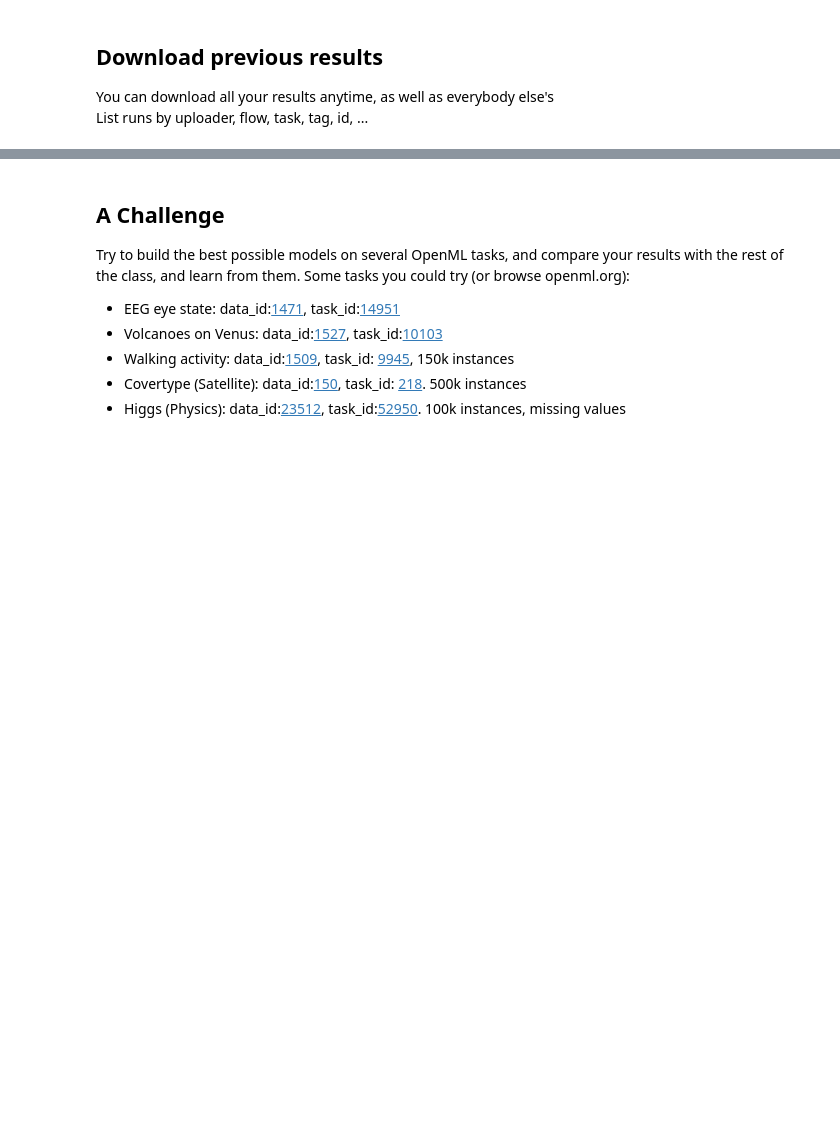
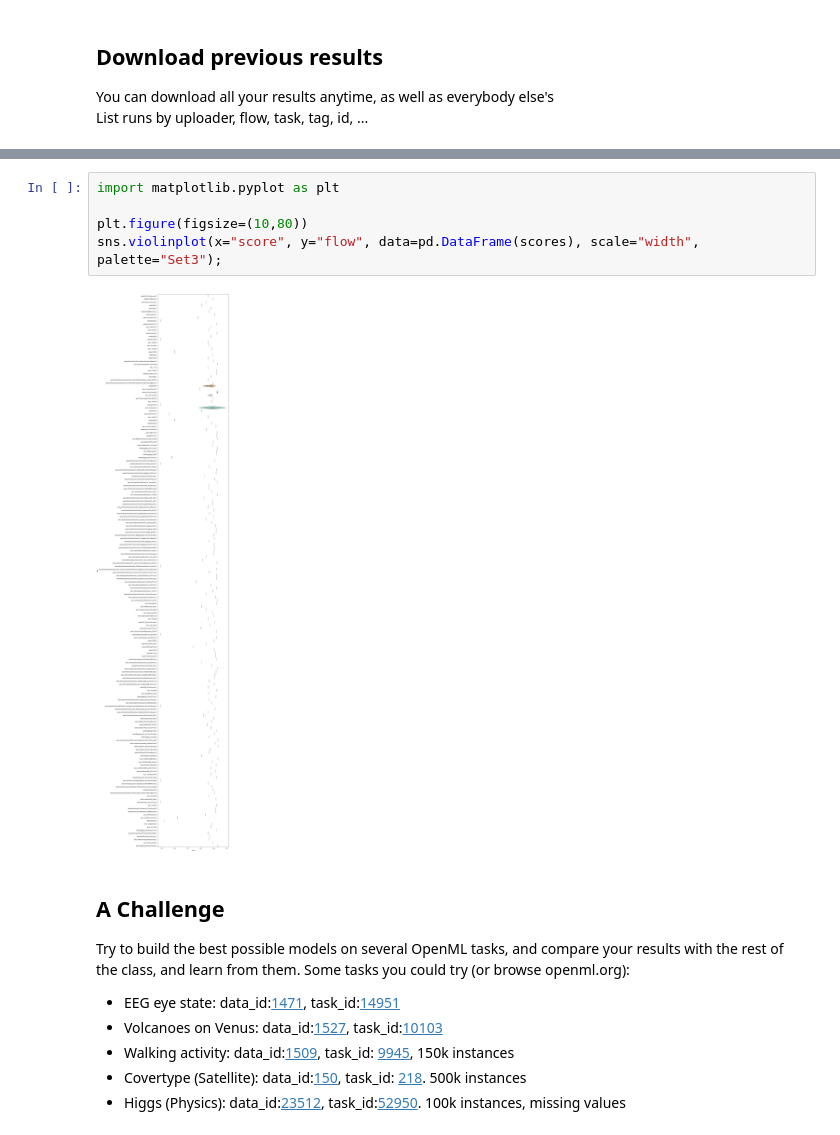
Before and after one commit to joaquinvanschoren/OpenML-AutoML-course, a Jupyter notebook: 1 - OpenML_Tutorial.ipynb, the cells around one changed output, grey strips where cells are left out. Cells and saved outputs as stored; diff of their text form; blank space fills up the shorter version.

```diff
--- a/1 - OpenML_Tutorial.ipynb
+++ b/1 - OpenML_Tutorial.ipynb
@@ -327,3 +337,10 @@ sns.violinplot(x="score", y="flow", data=pd.DataFrame(scores), scale="width", pa
+# %%
+import matplotlib.pyplot as plt
+
+plt.figure(figsize=(10,80))
+sns.violinplot(x="score", y="flow", data=pd.DataFrame(scores), scale="width", palette="Set3");
+# %% [output]
+[figure, added]
 # %% [markdown]
 ## A Challenge
 Try to build the best possible models on several OpenML tasks, and compare your results with the rest of the class, and learn from them. Some tasks you could try (or browse openml.org):
```
Also changed, not shown: parts of 8 cells of this notebook, 2 other files.
